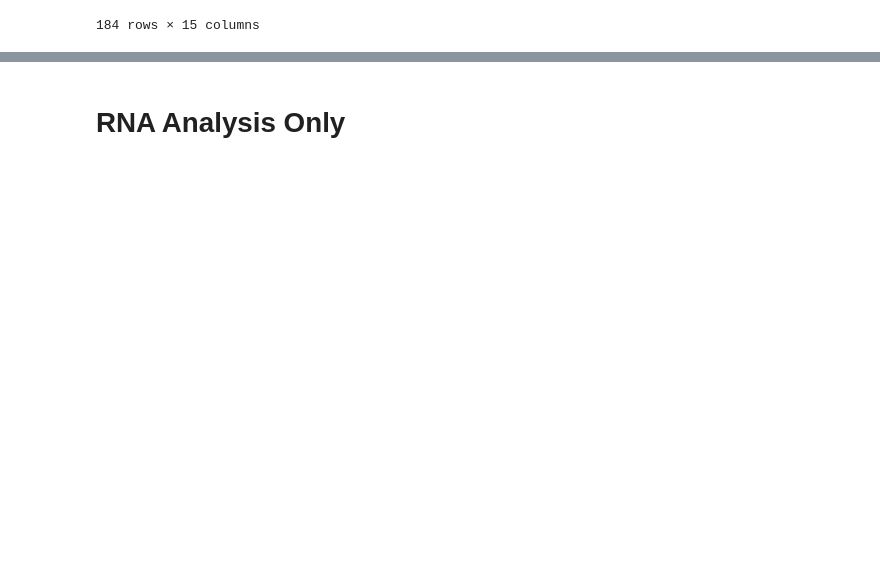
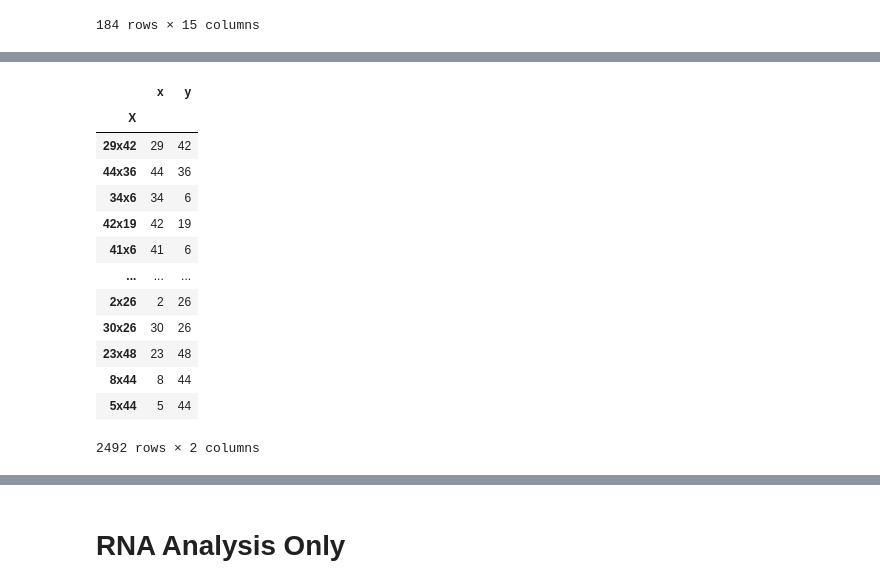
Before and after one commit to schae211/liana_spatial_cite-seq, a Jupyter notebook: read_data.ipynb, the cells around one changed output, grey strips where cells are left out. Drawn from its saved outputs; the diff is of its cells as text; code cells hidden in the pictures; blank space fills up the shorter version.

```diff
--- a/read_data.ipynb
+++ b/read_data.ipynb
@@ -441,5 +530,22 @@ plt.show()
 # %%
 obs_df = rna.index.to_frame(name="name")
 obs_df["x"] = coord["x"].to_numpy()
 obs_df["y"] = coord["y"].to_numpy()
-obs_df
+
+spatial = obs_df.copy().loc[:, ["x", "y"]]
+spatial
+# %% [output]
+|  | x | y |
+| X |  |  |
+| 29x42 | 29 | 42 |
+| 44x36 | 44 | 36 |
+| 34x6 | 34 | 6 |
+| 42x19 | 42 | 19 |
+| 41x6 | 41 | 6 |
+| ... | ... | ... |
+| 2x26 | 2 | 26 |
+| 30x26 | 30 | 26 |
+| 23x48 | 23 | 48 |
+| 8x44 | 8 | 44 |
+| 5x44 | 5 | 44 |
+2492 rows × 2 columns
```
Also changed, not shown: parts of 21 cells of this notebook.
